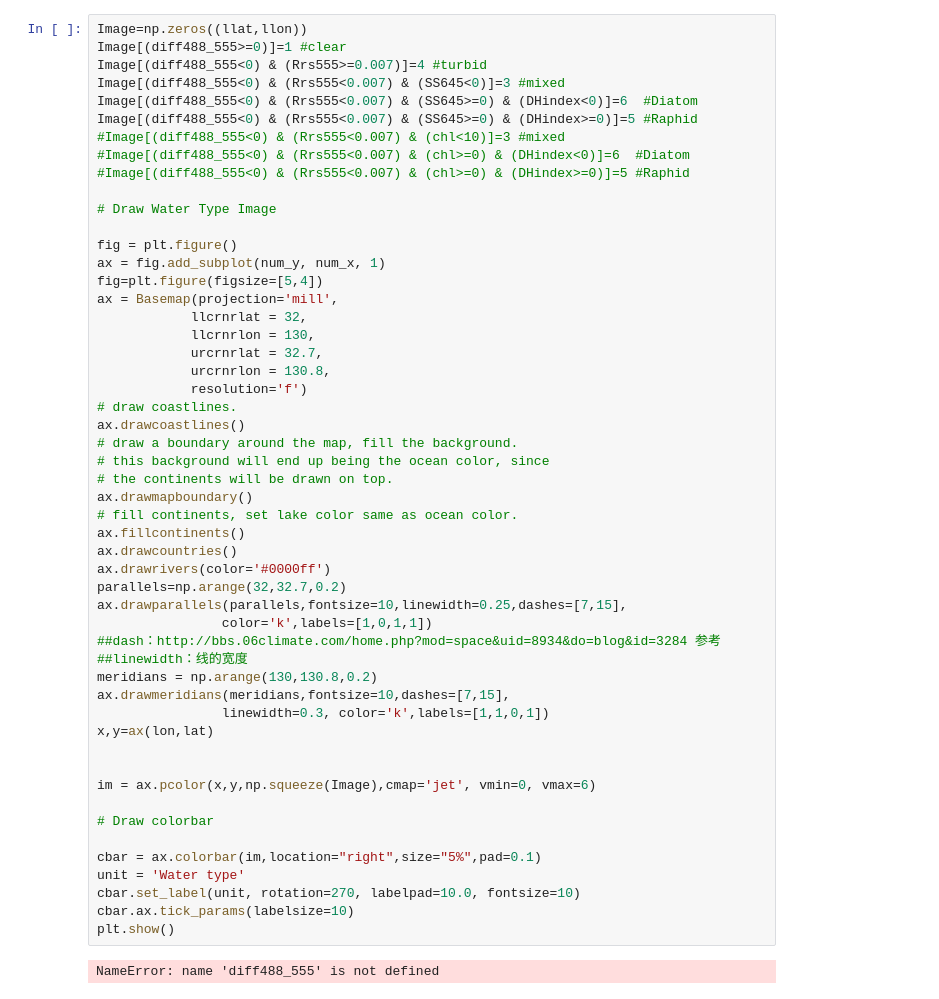
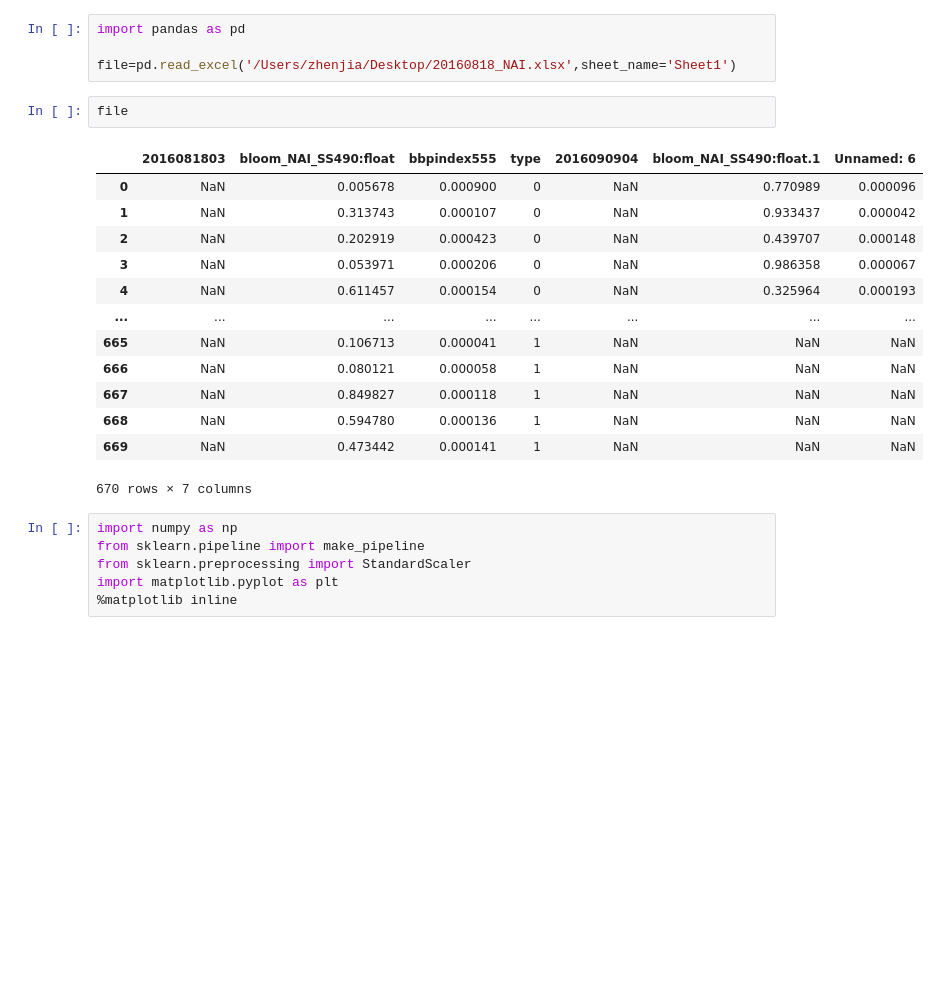
Before and after one commit to lifeodyssey/RTDetection, a Jupyter notebook: Untitled1.ipynb, the cells around one changed output. Saved outputs shown, nothing was run; the diff lists cells and outputs as text; blank space fills up the shorter version.

```diff
--- a/Untitled1.ipynb
+++ b/Untitled1.ipynb
@@ -224,54 +1,26 @@ NameError: name 'Rrs555' is not defined
-# %%
-Image=np.zeros((llat,llon))
-Image[(diff488_555>=0)]=1 #clear
-Image[(diff488_555<0) & (Rrs555>=0.007)]=4 #turbid
-Image[(diff488_555<0) & (Rrs555<0.007) & (SS645<0)]=3 #mixed
-Image[(diff488_555<0) & (Rrs555<0.007) & (SS645>=0) & (DHindex<0)]=6  #Diatom
-Image[(diff488_555<0) & (Rrs555<0.007) & (SS645>=0) & (DHindex>=0)]=5 #Raphid
-#Image[(diff488_555<0) & (Rrs555<0.007) & (chl<10)]=3 #mixed
-#Image[(diff488_555<0) & (Rrs555<0.007) & (chl>=0) & (DHindex<0)]=6  #Diatom
-#Image[(diff488_555<0) & (Rrs555<0.007) & (chl>=0) & (DHindex>=0)]=5 #Raphid
-
-# Draw Water Type Image
-
-fig = plt.figure()
-ax = fig.add_subplot(num_y, num_x, 1)
-fig=plt.figure(figsize=[5,4])
-ax = Basemap(projection='mill',
-            llcrnrlat = 32,
-            llcrnrlon = 130,
-            urcrnrlat = 32.7,
-            urcrnrlon = 130.8,
-            resolution='f')
-# draw coastlines.
-ax.drawcoastlines()
-# draw a boundary around the map, fill the background.
-# this background will end up being the ocean color, since
-# the continents will be drawn on top.
-ax.drawmapboundary()
-# fill continents, set lake color same as ocean color.
-ax.fillcontinents()
-ax.drawcountries()
-ax.drawrivers(color='#0000ff')
-parallels=np.arange(32,32.7,0.2)
-ax.drawparallels(parallels,fontsize=10,linewidth=0.25,dashes=[7,15],
-                color='k',labels=[1,0,1,1])
-##dash：http://bbs.06climate.com/home.php?mod=space&uid=8934&do=blog&id=3284 参考
-##linewidth：线的宽度
-meridians = np.arange(130,130.8,0.2)
-ax.drawmeridians(meridians,fontsize=10,dashes=[7,15],
-                linewidth=0.3, color='k',labels=[1,1,0,1])
-x,y=ax(lon,lat)
-
-
-im = ax.pcolor(x,y,np.squeeze(Image),cmap='jet', vmin=0, vmax=6)
-
-# Draw colorbar
-
-cbar = ax.colorbar(im,location="right",size="5%",pad=0.1)
-unit = 'Water type'
-cbar.set_label(unit, rotation=270, labelpad=10.0, fontsize=10)
-cbar.ax.tick_params(labelsize=10)
-plt.show()
-# %% [output]
-NameError: name 'diff488_555' is not defined
+# %%
+import pandas as pd
+
+file=pd.read_excel('/Users/zhenjia/Desktop/20160818_NAI.xlsx',sheet_name='Sheet1')
+# %%
+file
+# %% [output]
+|  | 2016081803 | bloom_NAI_SS490:float | bbpindex555 | type | 2016090904 | bloom_NAI_SS490:float.1 | Unnamed: 6 |
+| 0 | NaN | 0.005678 | 0.000900 | 0 | NaN | 0.770989 | 0.000096 |
+| 1 | NaN | 0.313743 | 0.000107 | 0 | NaN | 0.933437 | 0.000042 |
+| 2 | NaN | 0.202919 | 0.000423 | 0 | NaN | 0.439707 | 0.000148 |
+| 3 | NaN | 0.053971 | 0.000206 | 0 | NaN | 0.986358 | 0.000067 |
+| 4 | NaN | 0.611457 | 0.000154 | 0 | NaN | 0.325964 | 0.000193 |
+| ... | ... | ... | ... | ... | ... | ... | ... |
+| 665 | NaN | 0.106713 | 0.000041 | 1 | NaN | NaN | NaN |
+| 666 | NaN | 0.080121 | 0.000058 | 1 | NaN | NaN | NaN |
+| 667 | NaN | 0.849827 | 0.000118 | 1 | NaN | NaN | NaN |
+| 668 | NaN | 0.594780 | 0.000136 | 1 | NaN | NaN | NaN |
+| 669 | NaN | 0.473442 | 0.000141 | 1 | NaN | NaN | NaN |
+670 rows × 7 columns
+# %%
+import numpy as np
+from sklearn.pipeline import make_pipeline
+from sklearn.preprocessing import StandardScaler
+import matplotlib.pyplot as plt
+%matplotlib inline
```
Also changed, not shown: parts of 28 cells of this notebook, 18 other files.
